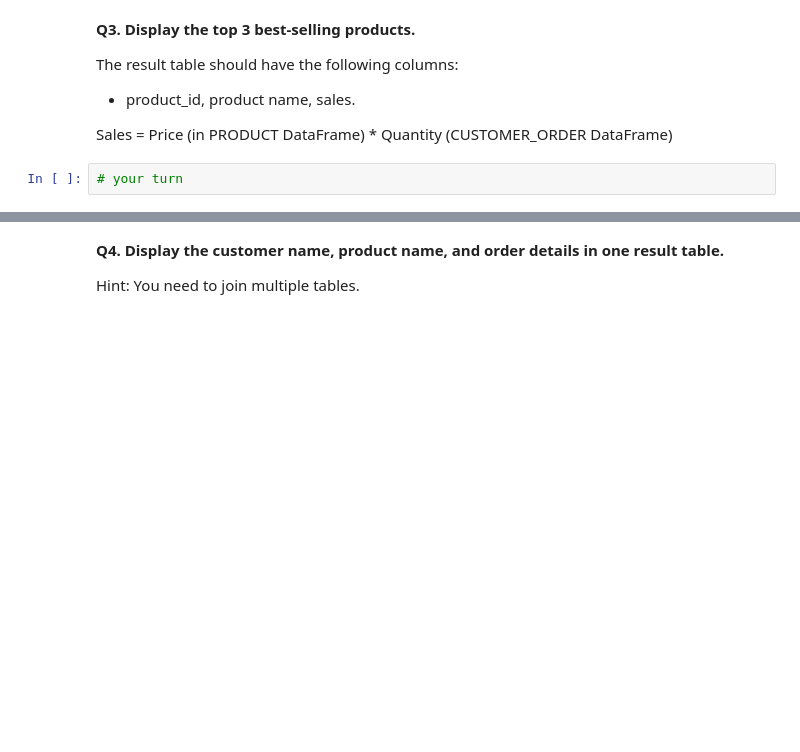
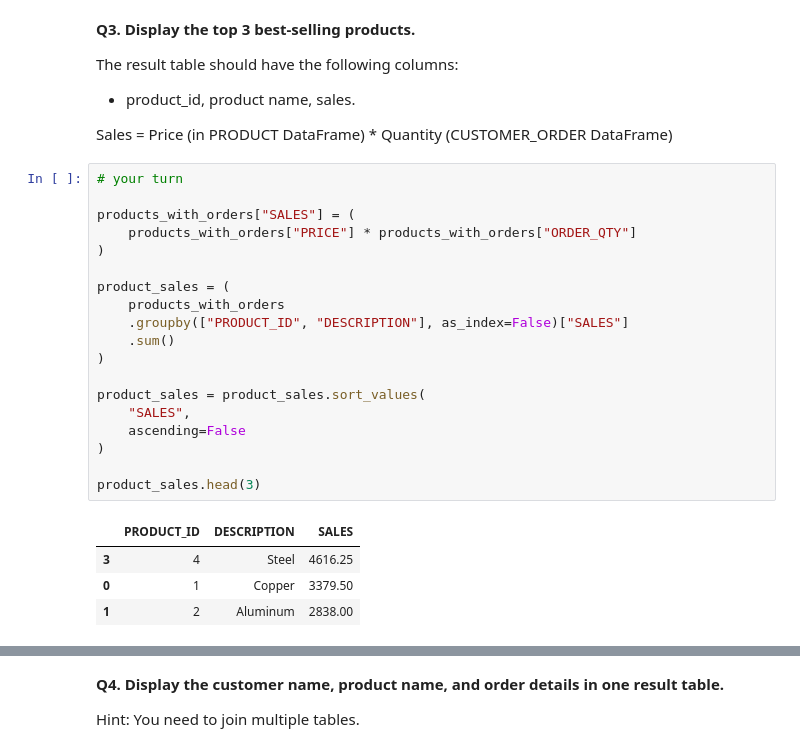
Before and after one commit to gmseong/BAM5103, a Jupyter notebook: session_5_join_and_combine_datasets.ipynb, the cells around one changed output, grey strips where cells are left out. Cells and saved outputs as stored; diff of their text form; blank space fills up the shorter version.

```diff
--- a/session_5_join_and_combine_datasets.ipynb
+++ b/session_5_join_and_combine_datasets.ipynb
@@ -497,5 +497,27 @@ The result table should have the following columns:
 * product_id, product name, sales.
 
 Sales = Price (in PRODUCT DataFrame) * Quantity (CUSTOMER_ORDER DataFrame)
-# %%
-# your turn
+# %%
+# your turn
+
+products_with_orders["SALES"] = (
+    products_with_orders["PRICE"] * products_with_orders["ORDER_QTY"]
+)
+
+product_sales = (
+    products_with_orders
+    .groupby(["PRODUCT_ID", "DESCRIPTION"], as_index=False)["SALES"]
+    .sum()
+)
+
+product_sales = product_sales.sort_values(
+    "SALES",
+    ascending=False
+)
+
+product_sales.head(3)
+# %% [output]
+|  | PRODUCT_ID | DESCRIPTION | SALES |
+| 3 | 4 | Steel | 4616.25 |
+| 0 | 1 | Copper | 3379.50 |
+| 1 | 2 | Aluminum | 2838.00 |
```
Also changed, not shown: parts of 1 cell of this notebook.
